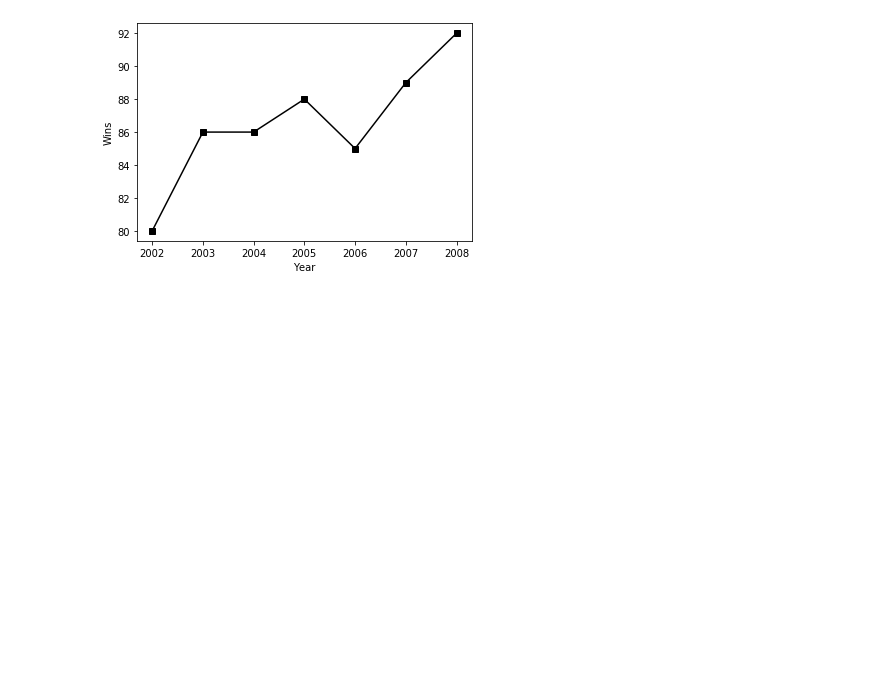
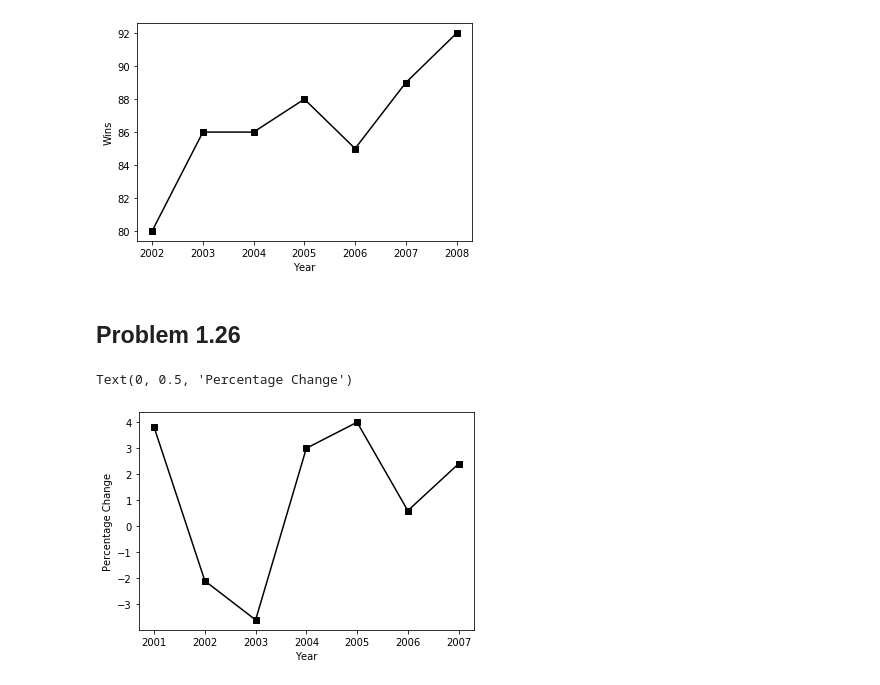
Before and after one commit to paulaonea/python-humongous-book-of-statistics, a Jupyter notebook: Chapter 1 - Displaying Descriptive Statistics.ipynb, the cells around one changed output. Cells and saved outputs as stored; diff of their text form; code cells hidden in the pictures; blank space fills up the shorter version.

Commit message:
Problem 1.26

```diff
--- a/Chapter 1 - Displaying Descriptive Statistics.ipynb
+++ b/Chapter 1 - Displaying Descriptive Statistics.ipynb
@@ -391,3 +391,14 @@ plt.ylabel('Wins')
 # %% [output]
 Text(0, 0.5, 'Wins')
 [figure]
+# %% [markdown]
+## Problem 1.26
+# %%
+change = pd.Series([3.8, -2.1, -3.6, 3.0, 4.0, 0.6, 2.4],
+                   index = [2001, 2002, 2003, 2004, 2005, 2006, 2007])
+plt.plot(change.index, change[:], color = 'k', marker ='s')
+plt.xlabel('Year')
+plt.ylabel('Percentage Change')
+# %% [output]
+Text(0, 0.5, 'Percentage Change')
+[figure, added]
```
